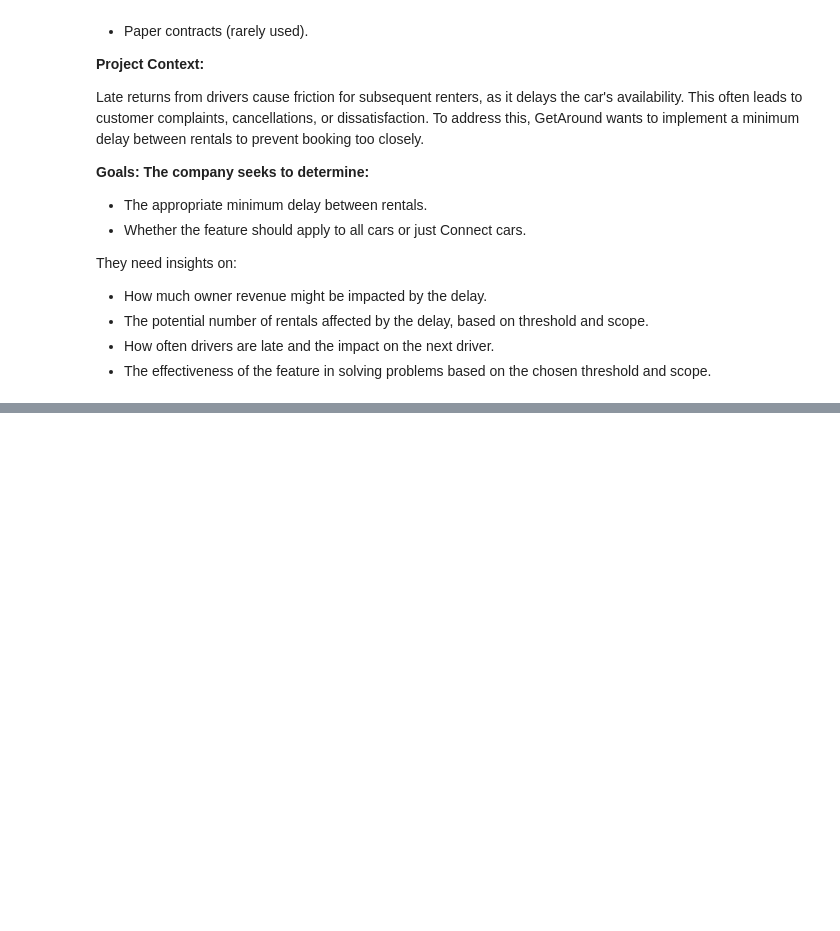
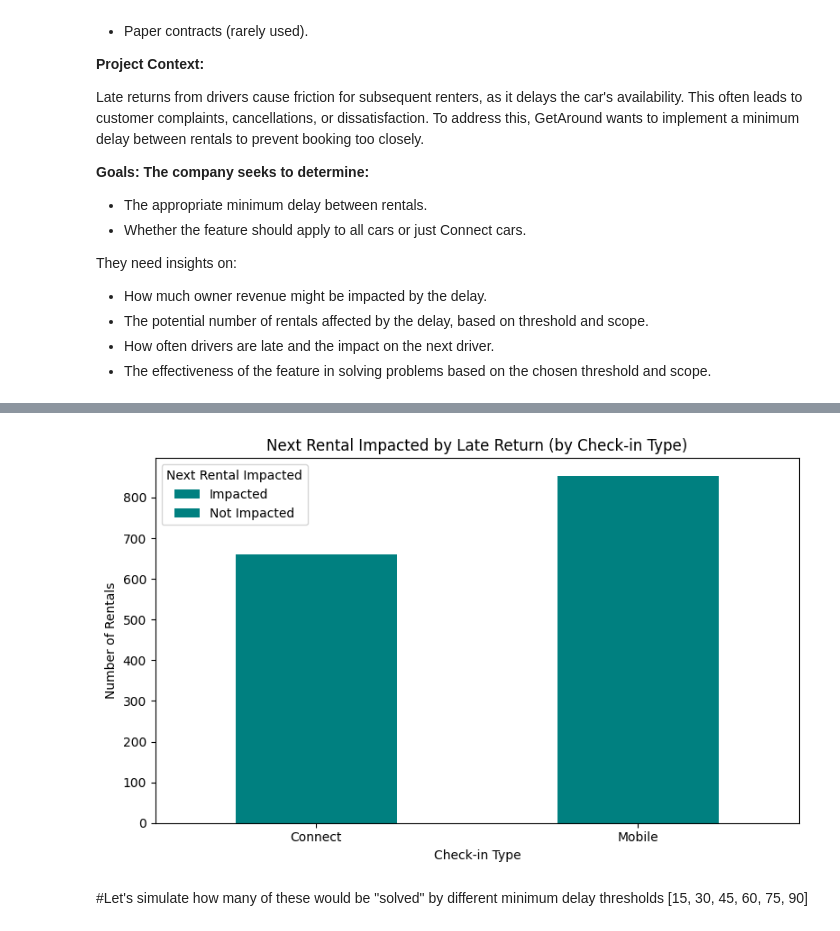
Before and after one commit to YnaPqt/deploiement-getaround, a Jupyter notebook: getaround_analysis.ipynb, the cells around one changed output, grey strips where cells are left out. Cells and saved outputs as stored; diff of their text form; code cells hidden in the pictures; blank space fills up the shorter version.

```diff
--- a/getaround_analysis.ipynb
+++ b/getaround_analysis.ipynb
@@ -306,0 +333,28 @@ As the threshold increases, you can see a reduction in the number of affected re
+# %%
+#Plotting data
+impact_summary = {
+    'Connect': {'Impacted': 80, 'Not Impacted': 581},
+    'Mobile': {'Impacted': 190, 'Not Impacted': 664}
+}
+
+impact_df = pd.DataFrame(impact_summary).T
+impact_df['Total'] = impact_df['Impacted'] + impact_df['Not Impacted']
+impact_df['% Impacted'] = (impact_df['Impacted'] / impact_df['Total']) * 100
+
+# Plot bar chart
+impact_df[['Impacted', 'Not Impacted']].plot(
+    kind='bar',
+    stacked=True,
+    color='teal',
+    figsize=(8, 5))
+plt.title('Next Rental Impacted by Late Return (by Check-in Type)')
+plt.xlabel('Check-in Type')
+plt.ylabel('Number of Rentals')
+plt.xticks(rotation=0)
+plt.legend(title='Next Rental Impacted')
+plt.tight_layout()
+plt.show()
+# %% [output]
+[figure, added]
+# %% [markdown]
+#Let's simulate how many of these would be "solved" by different minimum delay thresholds [15, 30, 45, 60, 75, 90]
```
Also changed, not shown: parts of 52 cells of this notebook.
